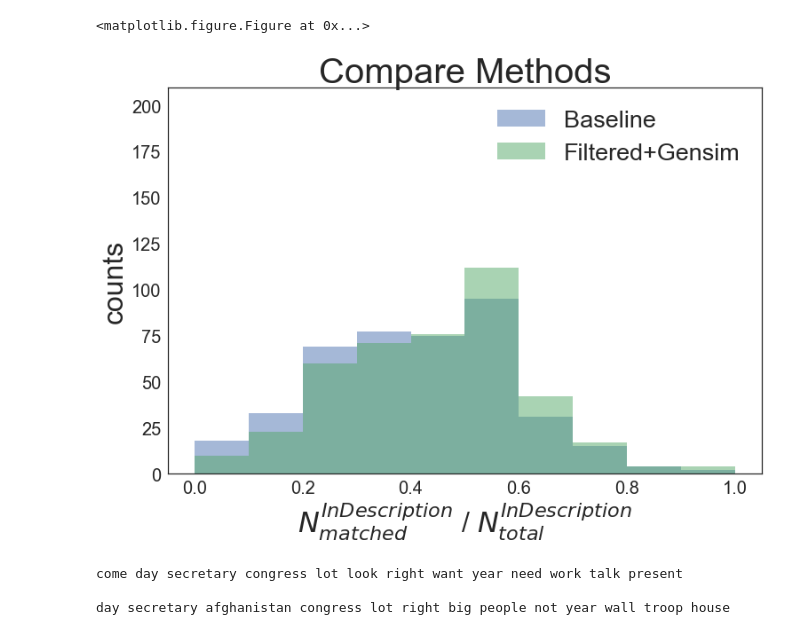
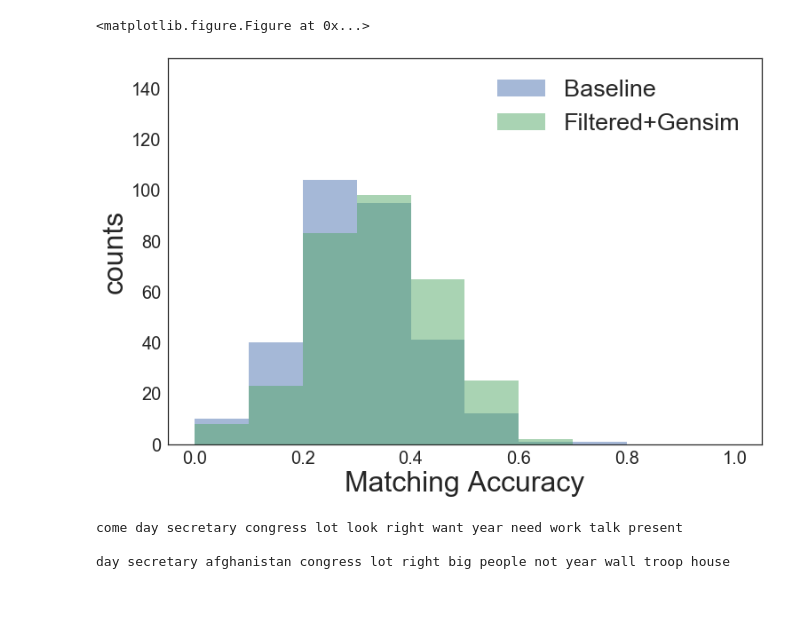
Before and after one commit to tongbaojia/Insight, a Jupyter notebook: Project/NLP_studies.ipynb, the cells around one changed output. Cells and saved outputs as stored; diff of their text form; code cells hidden in the pictures; blank space fills up the shorter version.

```diff
--- a/Project/NLP_studies.ipynb
+++ b/Project/NLP_studies.ipynb
@@ -142,9 +142,9 @@ token_gensim_sentence = []
 token_gensim_word = []
 
  ##304 NPR, 96 conv, 419 story
-path = 'Data/NPR_story/'
+path = 'Data/NPR/'
 N = 1
-if "_story" in path:
+if "_story" in path: ## 124 seconds
     N = 419
 elif "_conv" in path: ## 81 seconds
     N = 96
@@ -241,16 +244,17 @@ for i in tqdm(range(N)):
 
     gensimkeyword_score = calc_score(ref=token_sum, comp=token_gensimkeyword, debug=False)
 
-    comb_score = calc_score(ref=token_sum, comp=words_filter + token_gensimkeyword, debug=False)
+    comb_words = [w[0] for w in Counter(words_filter + token_gensimkeyword).most_common(length)]
+    comb_score = calc_score(ref=token_sum, comp=comb_words, debug=False)
 
     best_rate.append(best_score)
-    base_rate.append(base_score/best_score)
-    filter_rate.append(filter_score/best_score)
-    gensimsentence_rate.append(gensimsentence_score/best_score)
-    gensimkeyword_rate.append(gensimkeyword_score/best_score)
-    comb_rate.append(comb_score/best_score)
+    base_rate.append(base_score
+    filter_rate.append(filter_score
+    gensimsentence_rate.append(gensimsentence_score
+    gensimkeyword_rate.append(gensimkeyword_score
+    comb_rate.append(comb_score)
 
-    if gensimsentence_score > 0.6:
+    if comb_score/best_score > 0.6:
         print(" ".join(token_sum))
         print("best score", best_score, "\n")
         print(" ".join(words_base))
@@ -261,4 +265,6 @@ for i in tqdm(range(N)):
         print("my score", my_score, "\n")
         print(" ".join(token_gensimkeyword))
         print("gensimskeyword score", gensimkeyword_score, "\n")
+        print(" ".join(comb_words))
+        print("comb score", comb_score, "\n")
 # %% [output]
@@ -279,24 +272,25 @@ gensimskeyword score 0.11764705882352941
 # %%
 plt.clf()
 plt.figure(figsize=(12, 8))
 mybins=np.arange(0, 1.05, 0.1)
 plt.hist(base_rate, alpha=0.5, bins=mybins, label="Baseline") #; mean %.3f %s %.3f " % (np.mean(np.array(base_rate)), r'$\pm$', np.std(np.array(base_rate)/np.sqrt(N))))
 #plt.hist(filter_rate, alpha=0.5, bins=mybins, label="Filtered") #; mean %.3f %s %.3f" % (np.mean(np.array(my_rate)), r'$\pm$', np.std(np.array(my_rate))/np.sqrt(N)))
 #plt.hist(gensimsentence_rate, alpha=0.5, bins=mybins, label="Gensim sentence") #; mean %.3f %s %.3f " % (np.mean(np.array(gensim_rate)), r'$\pm$', np.std(np.array(gensim_rate)/np.sqrt(N))))
 #plt.hist(gensimkeyword_rate, alpha=0.5, bins=mybins, label="Gensim keywords") #; mean %.3f %s %.3f " % (np.mean(np.array(gensimkeyword_rate)), r'$\pm$', np.std(np.array(gensimkeyword_rate)/np.sqrt(N))))
 plt.hist(comb_rate, alpha=0.5, bins=mybins, label="Filtered+Gensim") #; mean %.3f %s %.3f " % (np.mean(np.array(gensimkeyword_rate)), r'$\pm$', np.std(np.array(gensimkeyword_rate)/np.sqrt(N))))
 plt.ylim(0, N/2)
-plt.xlabel(r"$N_{matched}^{InDescription}$ / $N_{total}^{InDescription}$", fontsize=32)
+#plt.xlabel(r"$N_{matched}^{InDescription}$ / $N_{total}^{InDescription}$", fontsize=32)
+plt.xlabel("Matching Accuracy", fontsize=32)
 plt.ylabel("counts", fontsize=32)
 plt.xticks(fontsize=20)
 plt.yticks(fontsize=20)
-plt.title("Compare Methods", fontsize=40)
+plt.title("", fontsize=40)
 plt.legend(fontsize=27)
 plt.savefig("Plot/" + path.split("/")[1] + "_compare.pdf")
 plt.show()
 # %% [output]
 <matplotlib.figure.Figure at 0x...>
-[figure, old version]
+[figure, new version]
 # %%
 print(" ".join(common_words_alltype), "\n")
 print(" ".join(topic), "\n")
```
Also changed, not shown: parts of 2 cells of this notebook, 3 other files.
